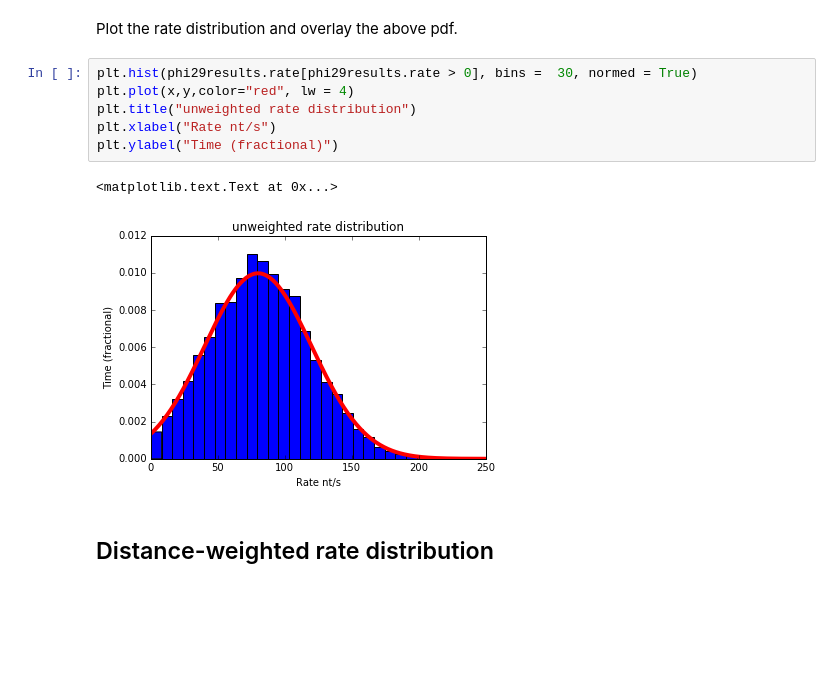
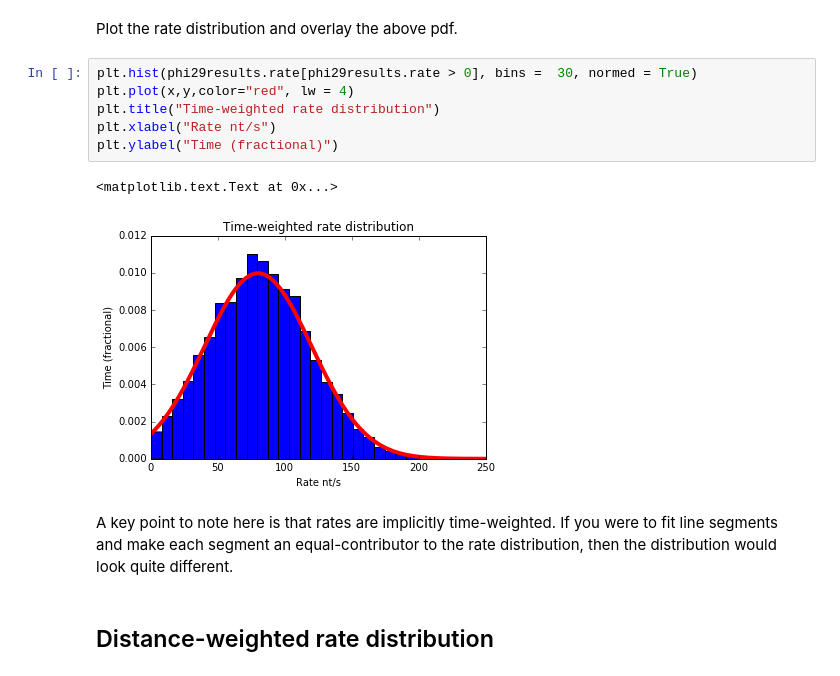
Before and after one commit to flynn949/beadpy, a Jupyter notebook: Rate Distribution.ipynb, the cells around one changed output. Saved outputs shown, nothing was run; the diff lists cells and outputs as text; blank space fills up the shorter version.

Commit message:
time vs distance weighting

```diff
--- a/Rate Distribution.ipynb
+++ b/Rate Distribution.ipynb
@@ -127,12 +127,14 @@ Plot the rate distribution and overlay the above pdf.
 # %%
 plt.hist(phi29results.rate[phi29results.rate > 0], bins =  30, normed = True)
 plt.plot(x,y,color="red", lw = 4)
-plt.title("unweighted rate distribution")
+plt.title("Time-weighted rate distribution")
 plt.xlabel("Rate nt/s")
 plt.ylabel("Time (fractional)")
 # %% [output]
 <matplotlib.text.Text at 0x...>
-[figure, old version]
+[figure, new version]
+# %% [markdown]
+A key point to note here is that rates are implicitly time-weighted. If you were to fit line segments and make each segment an equal-contributor to the rate distribution, then the distribution would look quite different.
 # %% [markdown]
 ## Distance-weighted rate distribution
 # %%
```
Also changed, not shown: parts of 2 cells of this notebook.
